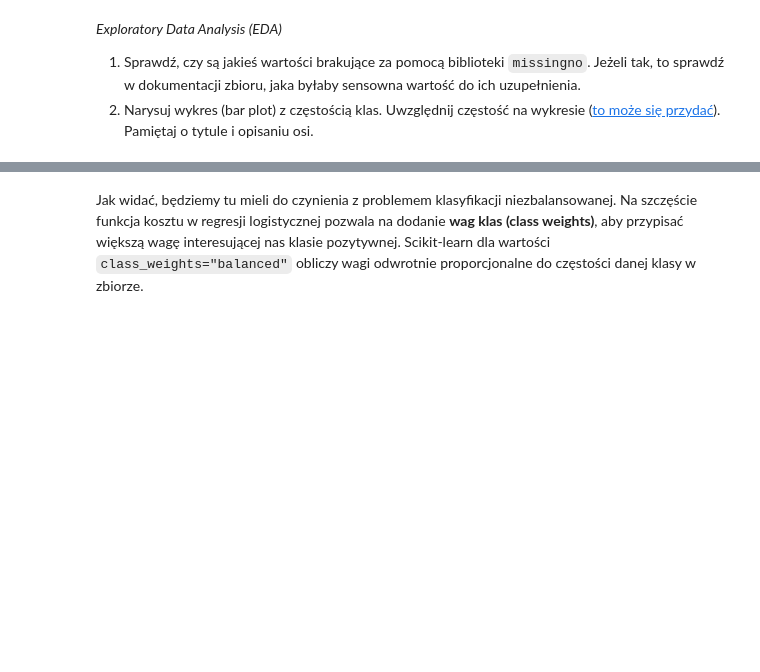
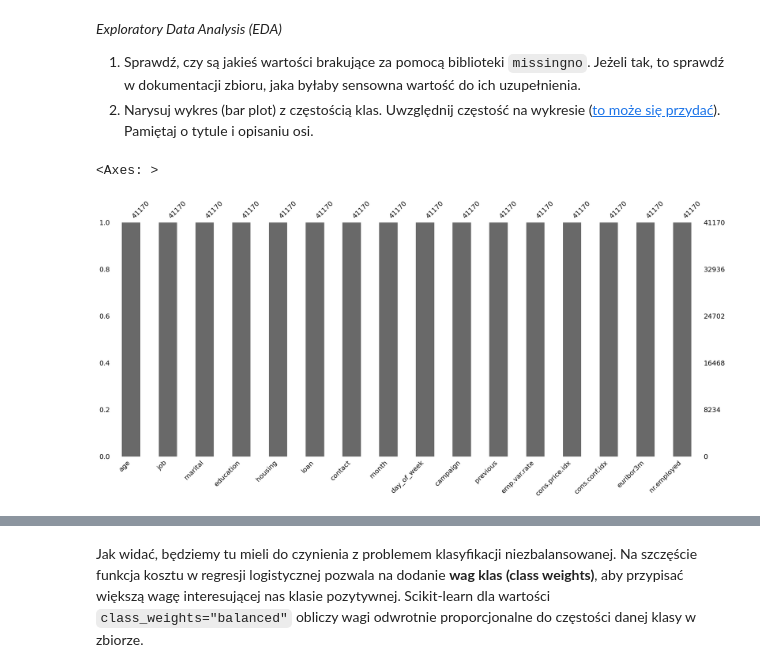
Before and after one commit to mpodmokly/sztuczna-inteligencja, a Jupyter notebook: lab1/lab_1.ipynb, the cells around one changed output, grey strips where cells are left out. Drawn from its saved outputs; the diff is of its cells as text; code cells hidden in the pictures; blank space fills up the shorter version.

```diff
--- a/lab1/lab_1.ipynb
+++ b/lab1/lab_1.ipynb
@@ -1168,6 +1168,16 @@ df.head()
 # %%
 df = df.drop(["default", "duration", "pdays", "poutcome"], axis=1)
 df = df.loc[df["education"] != "illiterate"]
+
+df = df.replace({
+    "education": education_mapping,
+    "contact": contact_mapping,
+    "month": month_mapping,
+    "day_of_week": day_of_week_mapping,
+    "y": y_mapping
+})
+
+y = df.pop("y")
 # %%
 assert 'default' not in df.columns
 assert 'duration' not in df.columns
@@ -1201,3 +1209,7 @@ y = y.astype({"y": np.int64})
 # %%
 # plot missing values
 # your_code
+msno.bar(df)
+# %% [output]
+<Axes: >
+[figure, added]
```
Also changed, not shown: parts of 18 cells of this notebook.
